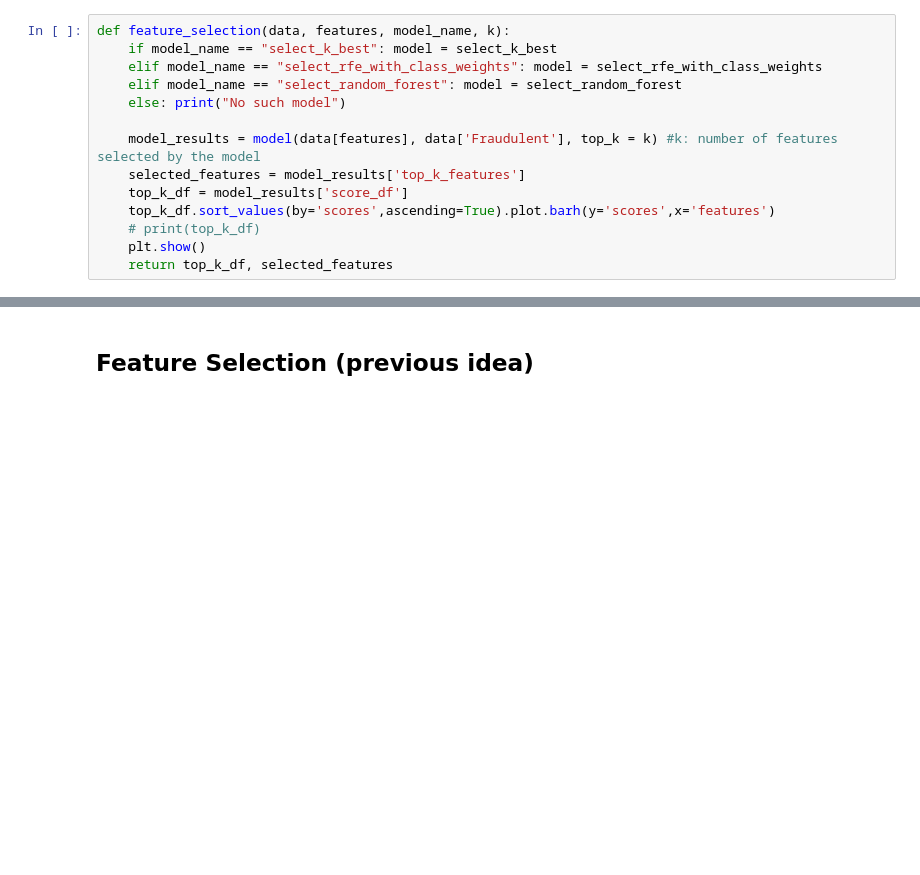
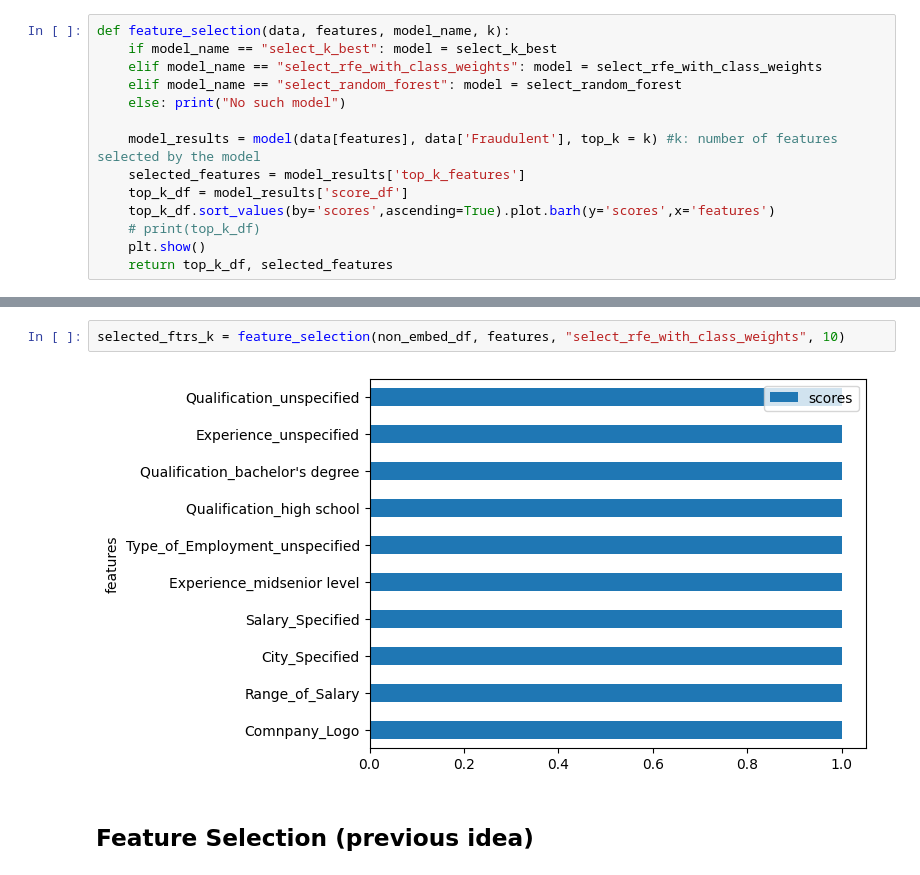
Before and after one commit to cheryltan17/DSA4263-Project, a Jupyter notebook: eda_ftr_eng/ftr_eng.ipynb, the cells around one changed output, grey strips where cells are left out. Drawn from its saved outputs; the diff is of its cells as text; blank space fills up the shorter version.

Commit message:
Add ftr selection working

```diff
--- a/eda_ftr_eng/ftr_eng.ipynb
+++ b/eda_ftr_eng/ftr_eng.ipynb
@@ -340,3 +340,7 @@ selected_ftrs_k = feature_selection(non_embed_df, features, "select_random_fores
+# %%
+selected_ftrs_k = feature_selection(non_embed_df, features, "select_rfe_with_class_weights", 10)
+# %% [output]
+[figure, added]
 # %% [markdown]
 ## Feature Selection (previous idea)
 # %%
```
Also changed, not shown: parts of 5 cells of this notebook.
